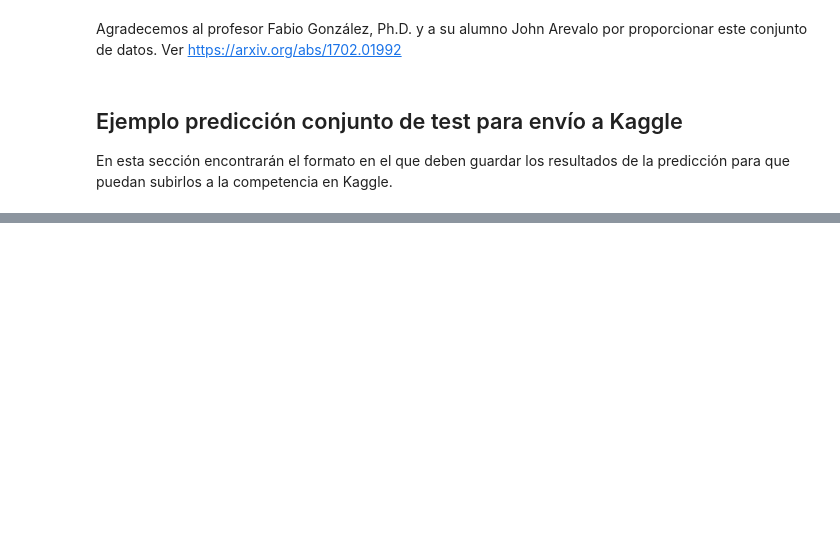
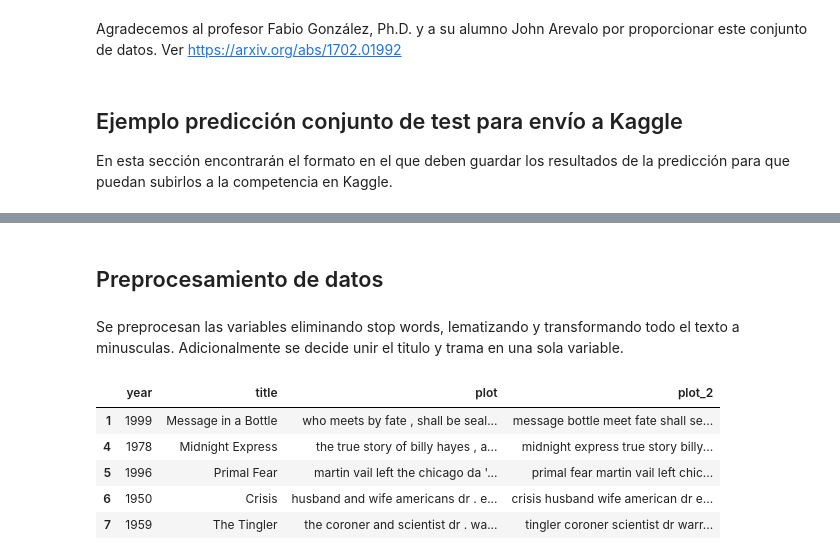
Before and after one commit to AErraez/MIAD_ML_NLP_2025, a Jupyter notebook: Semana 7/S7P1_proyecto2.ipynb, the cells around one changed output, grey strips where cells are left out. Saved outputs shown, nothing was run; the diff lists cells and outputs as text; code cells hidden in the pictures; blank space fills up the shorter version.

```diff
--- a/Semana 7/S7P1_proyecto2.ipynb
+++ b/Semana 7/S7P1_proyecto2.ipynb
@@ -56,5 +113,40 @@ X_dtm.shape
+# %% [markdown]
+## Preprocesamiento de datos
 # %%
 # Definición de variable de interés (y)
 dataTraining['genres'] = dataTraining['genres'].map(lambda x: eval(x))
 le = MultiLabelBinarizer()
 y_genres = le.fit_transform(dataTraining['genres'])
+# %% [markdown]
+Se preprocesan las variables eliminando stop words, lematizando y transformando todo el texto a minusculas. Adicionalmente se decide unir el titulo y trama en una sola variable.
+# %%
+# Eliminar la columna 'ratings' del conjunto de datos de entrenamiento
+dataTraining.drop(columns=['rating'], inplace=True)
+
+
+# Limpiar y normalizar el texto
+def preprocess_text(text):
+    # Eliminar caracteres especiales y convertir a minúsculas
+    text = re.sub(r'\W', ' ', text)
+    text = text.lower()
+
+    # Eliminar stopwords y lematizar
+    stop_words = set(stopwords.words('english'))
+    lemmatizer = WordNetLemmatizer()
+    text = ' '.join([lemmatizer.lemmatize(word) for word in text.split() if word not in stop_words])
+    return text
+#Creación de una nueva variable llamada plot_2 para unir las varibles "title" y "plot"
+dataTraining['plot_2'] = dataTraining['title'] + ", " + dataTraining['plot']
+dataTesting['plot_2'] = dataTesting['title'] + ", " + dataTesting['plot']
+dataTraining['plot_2'] = dataTraining['plot_2'].apply(preprocess_text)
+dataTesting['plot_2'] = dataTesting['plot_2'].apply(preprocess_text)
+# %%
+# Visualización datos de entrenamiento
+dataTesting.head()
+# %% [output]
+|  | year | title | plot | plot_2 |
+| 1 | 1999 | Message in a Bottle | who meets by fate , shall be seal... | message bottle meet fate shall se... |
+| 4 | 1978 | Midnight Express | the true story of billy hayes , a... | midnight express true story billy... |
+| 5 | 1996 | Primal Fear | martin vail left the chicago da '... | primal fear martin vail left chic... |
+| 6 | 1950 | Crisis | husband and wife americans dr . e... | crisis husband wife american dr e... |
+| 7 | 1959 | The Tingler | the coroner and scientist dr . wa... | tingler coroner scientist dr warr... |
```
Also changed, not shown: parts of 63 cells of this notebook, 6 other files.
